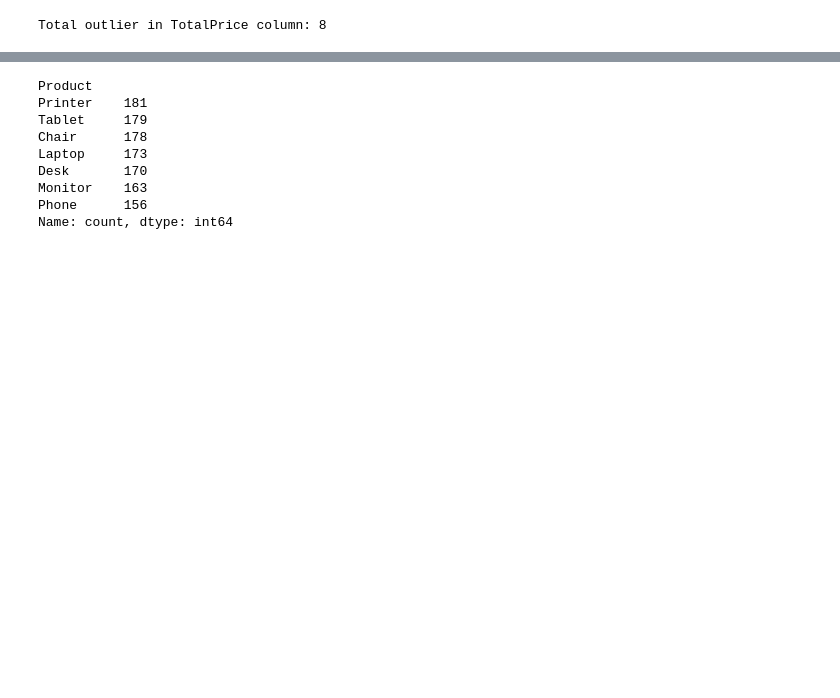
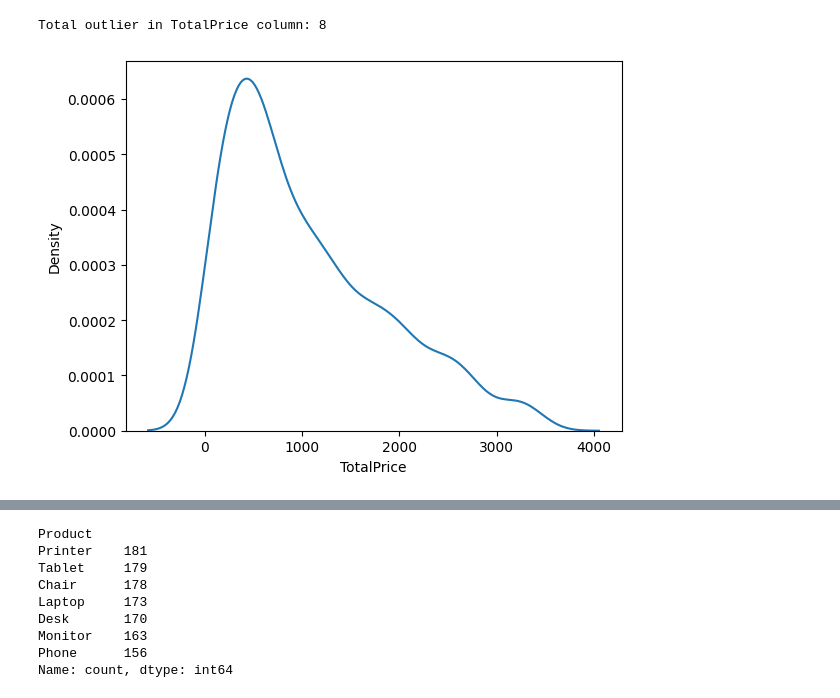
Before and after one commit to aqsakhan3/project-2, a Jupyter notebook: EDA_using_pandas.ipynb, the cells around one changed output, grey strips where cells are left out. Saved outputs shown, nothing was run; the diff lists cells and outputs as text; code cells hidden in the pictures; blank space fills up the shorter version.

```diff
--- a/EDA_using_pandas.ipynb
+++ b/EDA_using_pandas.ipynb
@@ -170,6 +179,14 @@ outlier_count = (df['TotalPrice'] > upper_limit).sum()
 print(f"Total outlier in TotalPrice column: {outlier_count}")
 # %% [output]
 Total outlier in TotalPrice column: 8
+# %%
+# Checking Skewness
+
+sns.kdeplot(df['TotalPrice'])
+plt.show()
+# Total Price is right skew (mean > median)
+# %% [output]
+[figure, added]
 # %%
 df.head()
 # %% [output]
```
Also changed, not shown: parts of 12 cells of this notebook.
